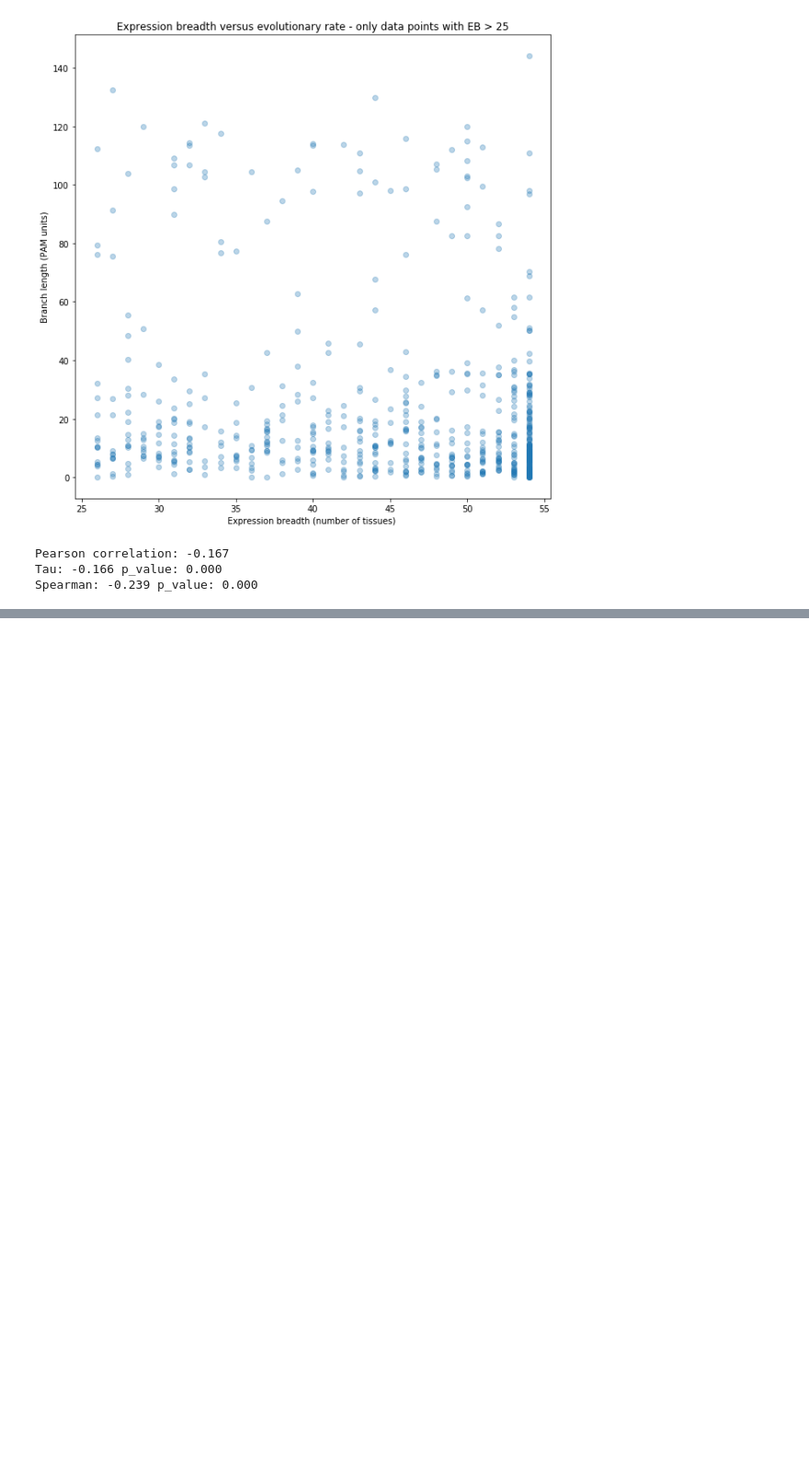
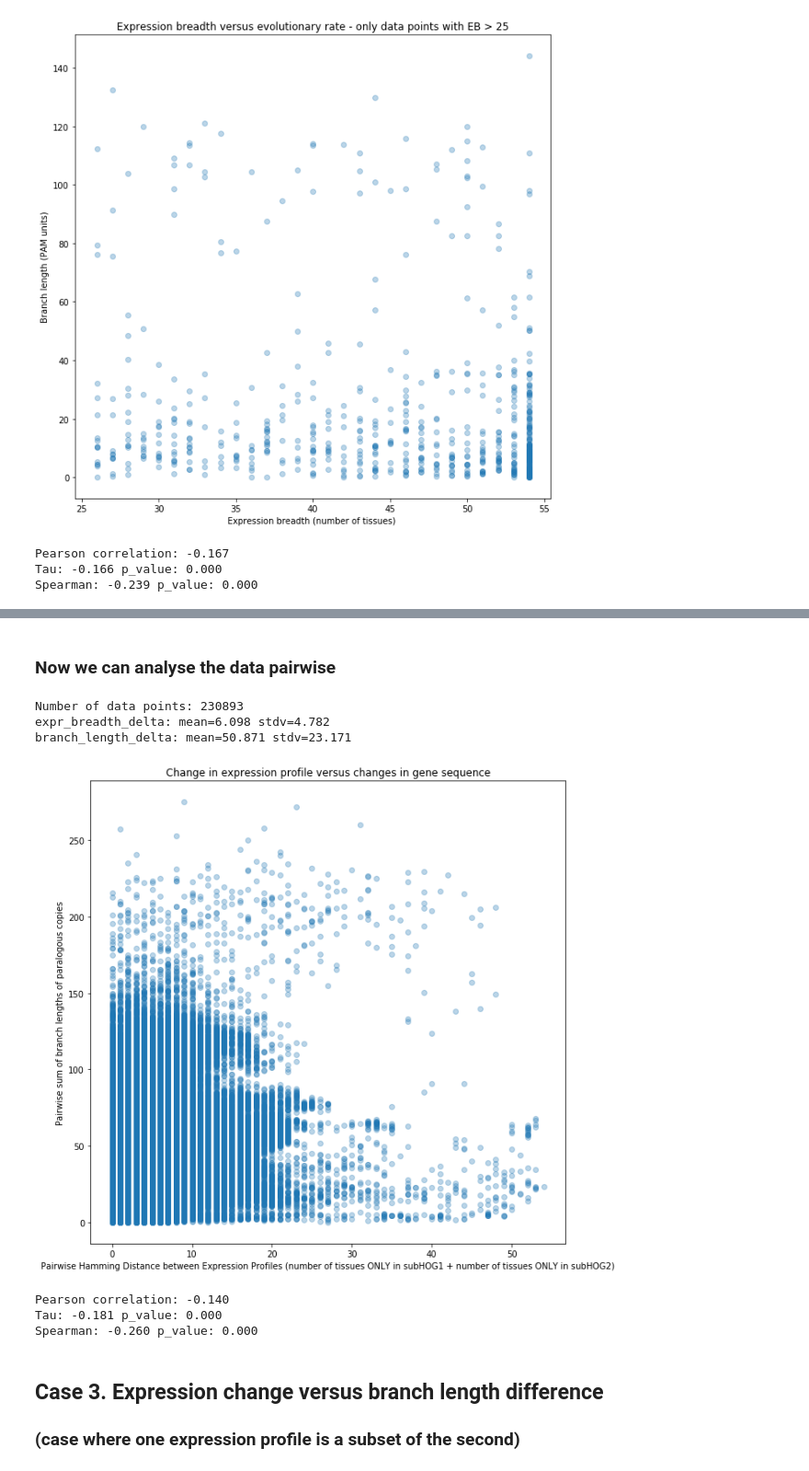
Before and after one commit to anazhaw/tutorial_branch_length, a Jupyter notebook: code/Applied_Case_Study.ipynb, the cells around one changed output, grey strips where cells are left out. Shown: that part at 92% size. Saved outputs shown, nothing was run; the diff lists cells and outputs as text; code cells hidden in the pictures; blank space fills up the shorter version.

Commit message:
Finalised code cleanup for all three case studies

```diff
--- a/code/Applied_Case_Study.ipynb
+++ b/code/Applied_Case_Study.ipynb
@@ -199,0 +208,4 @@ Spearman: -0.239 p_value: 0.000
+# %%
+from itertools import combinations
+pair_data = direct_lineage_genes.groupby('duplication_hog')['gene'].apply(lambda x : list(combinations(x.values,2)))\
+            .apply(pd.Series).stack().reset_index(level=0,name='gene_pair')
@@ -199,0 +228,2 @@ Spearman: -0.239 p_value: 0.000
+# %%
+pairs_dataframe = pd.concat([pair_data['duplication_hog'],pair_data['gene_pair'].apply(pd.Series)],1).set_axis(['duplication_hog','gene1','gene2'],1,inplace=False)
@@ -199,0 +289,51 @@ Spearman: -0.239 p_value: 0.000
+# %% [markdown]
+### Now we can analyse the data pairwise
+# %%
+pairwise_paralogous_copies = pairs_dataframe_joined2
+
+# the total amount of expression change per paralogous pair,
+# defined as the hamming distance between the expression profiles
+expression_change = []
+mutations_in_sequnce = []
+
+for index, pair_row in pairwise_paralogous_copies.iterrows():
+    #print(pair_row['gene1'], pair_row['gene2'])
+    hamming = len(set(pair_row['tissues_gene1']) - set(pair_row['tissues_gene2'])) +\
+              len(set(pair_row['tissues_gene2']) - set(pair_row['tissues_gene1']))
+    expression_change.append(hamming)
+    mutations_in_sequnce.append(pair_row['branch_length_gene1'] + pair_row['branch_length_gene2'])
+# %%
+# summarize
+print("Number of data points: "+ str(len(expression_change)))
+print('expr_breadth_delta: mean=%.3f stdv=%.3f' % (mean(expression_change), std(expression_change)))
+print('branch_length_delta: mean=%.3f stdv=%.3f' % (mean(mutations_in_sequnce), std(mutations_in_sequnce)))
+
+# plot
+pyplot.scatter(expression_change, mutations_in_sequnce, alpha=0.3)
+pyplot.xlabel('Pairwise Hamming Distance between Expression Profiles (number of tissues ONLY in subHOG1 + number of tissues ONLY in subHOG2)')
+pyplot.ylabel('Pairwise sum of branch lengths of paralogous copies')
+pyplot.title('Change in expression profile versus changes in gene sequence')
+pyplot.show()
+
+from scipy.stats import pearsonr, kendalltau
+# calculate Pearson's correlation
+corr, _ = pearsonr(expression_change, mutations_in_sequnce)
+print('Pearson correlation: %.3f' % corr)
+
+tau, p_value = kendalltau(expression_change, mutations_in_sequnce)
+print("Tau: %.3f p_value: %.3f"% (tau, p_value))
+
+# Spearman
+spearman, p_val = spearmanr(expression_change, mutations_in_sequnce)
+print("Spearman: %.3f p_value: %.3f" % (spearman, p_val))
+# %% [output]
+Number of data points: 230893
+expr_breadth_delta: mean=6.098 stdv=4.782
+branch_length_delta: mean=50.871 stdv=23.171
+[figure, added]
+Pearson correlation: -0.140
+Tau: -0.181 p_value: 0.000
+Spearman: -0.260 p_value: 0.000
+# %% [markdown]
+## Case 3. Expression change versus branch length difference
+### (case where one expression profile is a subset of the second)
```
Also changed, not shown: parts of 11 cells of this notebook.
